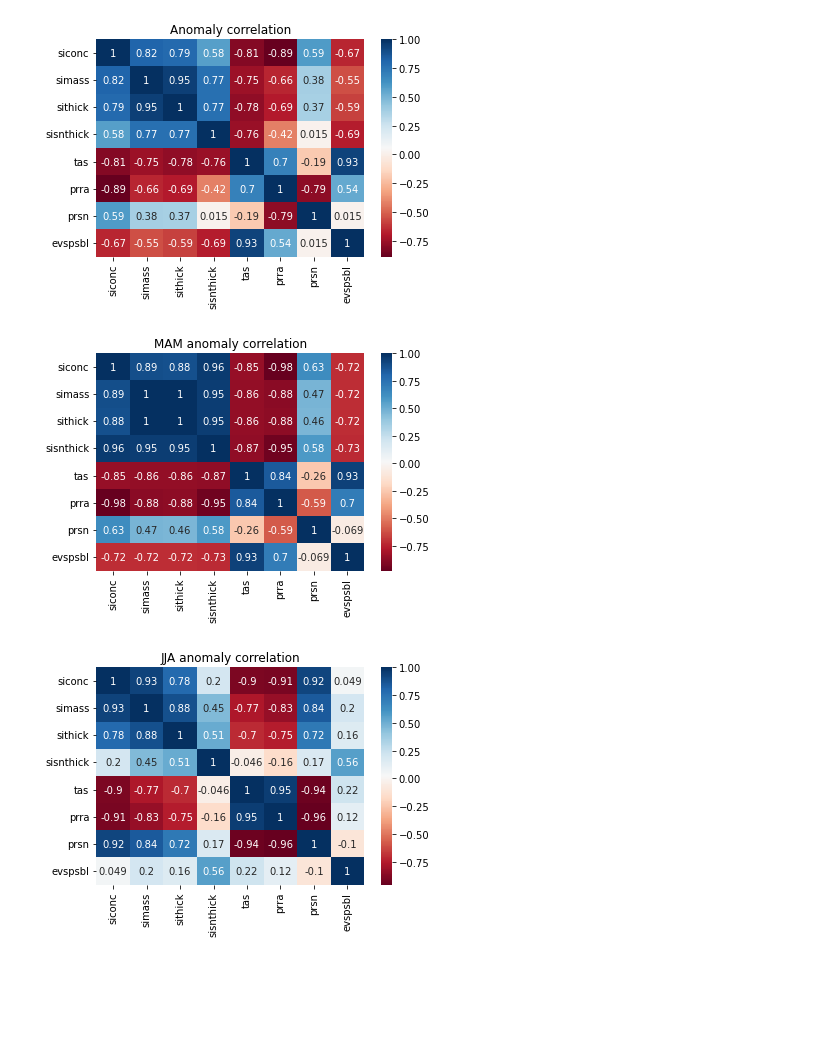
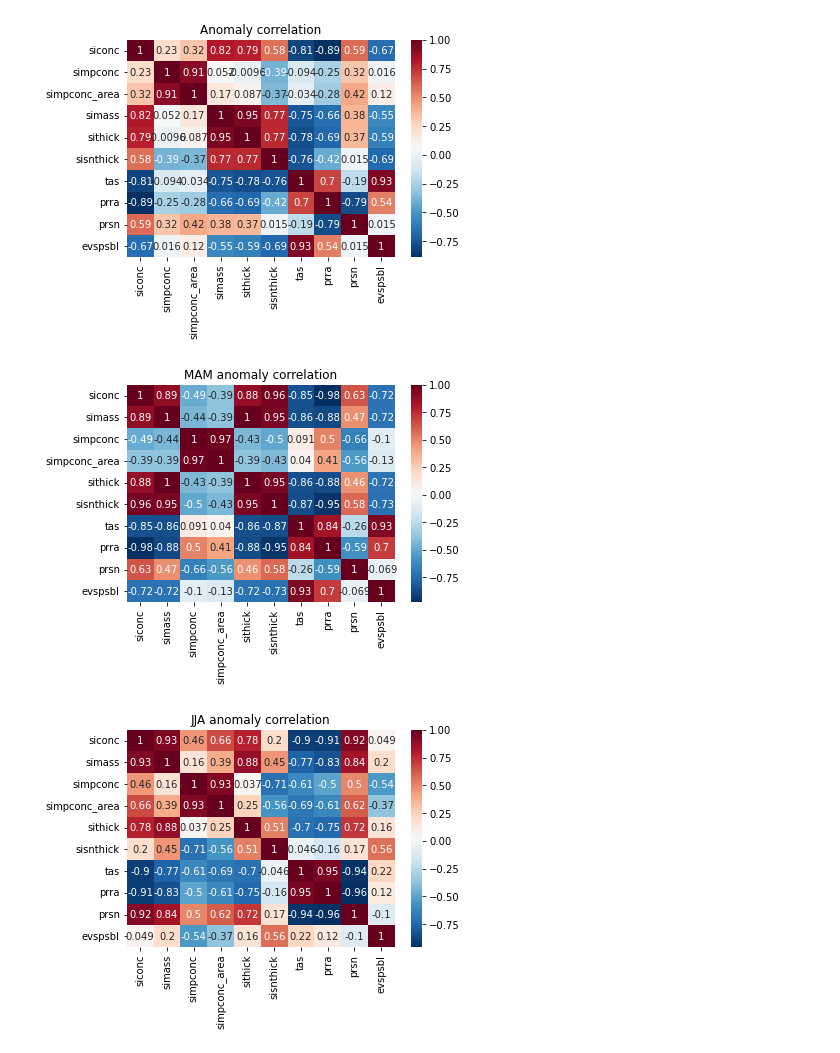
Before and after one commit to hannahwoodward/cmip6-seaice-precipitation, a Jupyter notebook: analysis/series-heatmap.ipynb, the cells around one changed output. Drawn from its saved outputs; the diff is of its cells as text; code cells hidden in the pictures; blank space fills up the shorter version.

Commit message:
Add simpconc and area to heatmap

```diff
--- a/analysis/series-heatmap.ipynb
+++ b/analysis/series-heatmap.ipynb
@@ -20,6 +20,8 @@ kwargs = {
 
 siconc = libs.local.get_ensemble_series('siconc', **kwargs)[key] / 1e6
 simass = libs.local.get_ensemble_series('simass', **kwargs)[key]
+simpconc = libs.local.get_ensemble_series('simpconc', **kwargs)[key]
+simpconc_area = libs.local.get_ensemble_series('simpconc_area', **kwargs)[key]
 sithick = libs.local.get_ensemble_series('sithick', **kwargs)[key]
 sisnthick = libs.local.get_ensemble_series('sisnthick', **kwargs)[key]
 tas = libs.local.get_ensemble_series('tas', **kwargs)[key]
@@ -30,24 +32,28 @@ prsn = libs.local.get_ensemble_series('prsn', **kwargs)[key]
 # %%
 data = pd.DataFrame({
     'siconc': siconc.data,
+    'simpconc': simpconc.data,
+    'simpconc_area': simpconc_area.data,
     'simass': simass.data,
     'sithick': sithick.data,
     'sisnthick': sisnthick.data,
     'tas': tas.data,
     'prra': prra.data,
     'prsn': prsn.data,
     'evspsbl': evspsbl.data
 })
-ax = sns.heatmap(data.corr(), cmap='RdBu', annot=True)
+ax = sns.heatmap(data.corr(), cmap='RdBu_r', annot=True)
 ax.set_title('Anomaly correlation');
 # %% [output]
-[figure, old version]
+[figure, new version]
 # %%
 period = 'MAM'
 
 data = pd.DataFrame({
     'siconc': siconc.where(siconc.time['time.season'] == period).data,
     'simass': simass.where(simass.time['time.season'] == period).data,
+    'simpconc': simpconc.where(simpconc.time['time.season'] == period).data,
+    'simpconc_area': simpconc_area.where(simpconc_area.time['time.season'] == period).data,
     'sithick': sithick.where(sithick.time['time.season'] == period).data,
     'sisnthick': sisnthick.where(sisnthick.time['time.season'] == period).data,
     'tas': tas.where(tas.time['time.season'] == period).data,
@@ -55,16 +61,18 @@ data = pd.DataFrame({
     'prsn': prsn.where(prsn.time['time.season'] == period).data,
     'evspsbl': evspsbl.where(evspsbl.time['time.season'] == period).data
 })
-ax = sns.heatmap(data.corr(), cmap='RdBu', annot=True)
+ax = sns.heatmap(data.corr(), cmap='RdBu_r', annot=True)
 ax.set_title(f'{period} anomaly correlation');
 # %% [output]
-[figure, old version]
+[figure, new version]
 # %%
 period = 'JJA'
 
 data = pd.DataFrame({
     'siconc': siconc.where(siconc.time['time.season'] == period).data,
     'simass': simass.where(simass.time['time.season'] == period).data,
+    'simpconc': simpconc.where(simpconc.time['time.season'] == period).data,
+    'simpconc_area': simpconc_area.where(simpconc_area.time['time.season'] == period).data,
     'sithick': sithick.where(sithick.time['time.season'] == period).data,
     'sisnthick': sisnthick.where(sisnthick.time['time.season'] == period).data,
     'tas': tas.where(tas.time['time.season'] == period).data,
@@ -72,10 +80,10 @@ data = pd.DataFrame({
     'prsn': prsn.where(prsn.time['time.season'] == period).data,
     'evspsbl': evspsbl.where(evspsbl.time['time.season'] == period).data
 })
-ax = sns.heatmap(data.corr(), cmap='RdBu', annot=True)
+ax = sns.heatmap(data.corr(), cmap='RdBu_r', annot=True)
 ax.set_title(f'{period} anomaly correlation');
 # %% [output]
-[figure, old version]
+[figure, new version]
 # %%
 period = 'SON'
 
```
Also changed, not shown: parts of 7 cells of this notebook.
